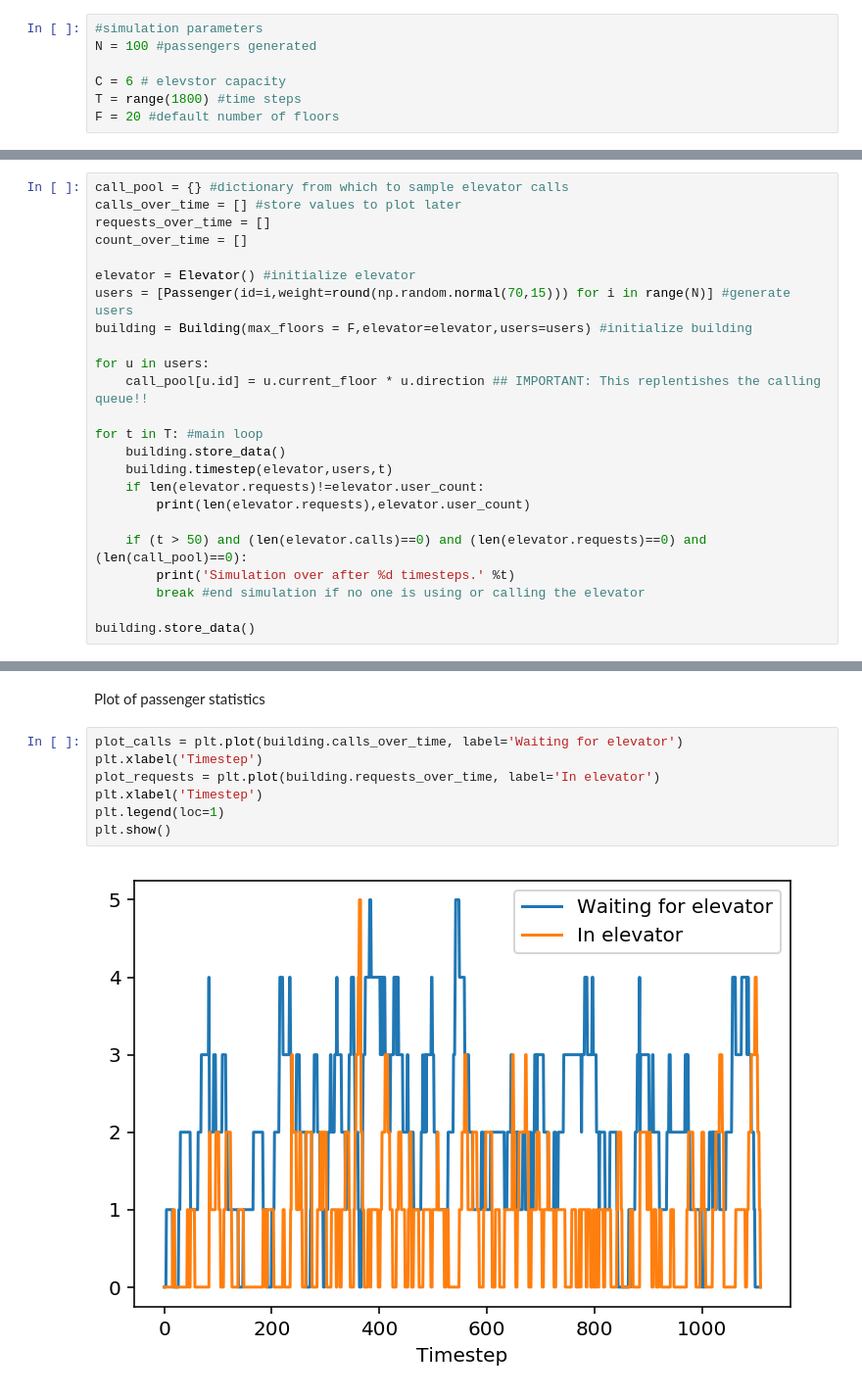
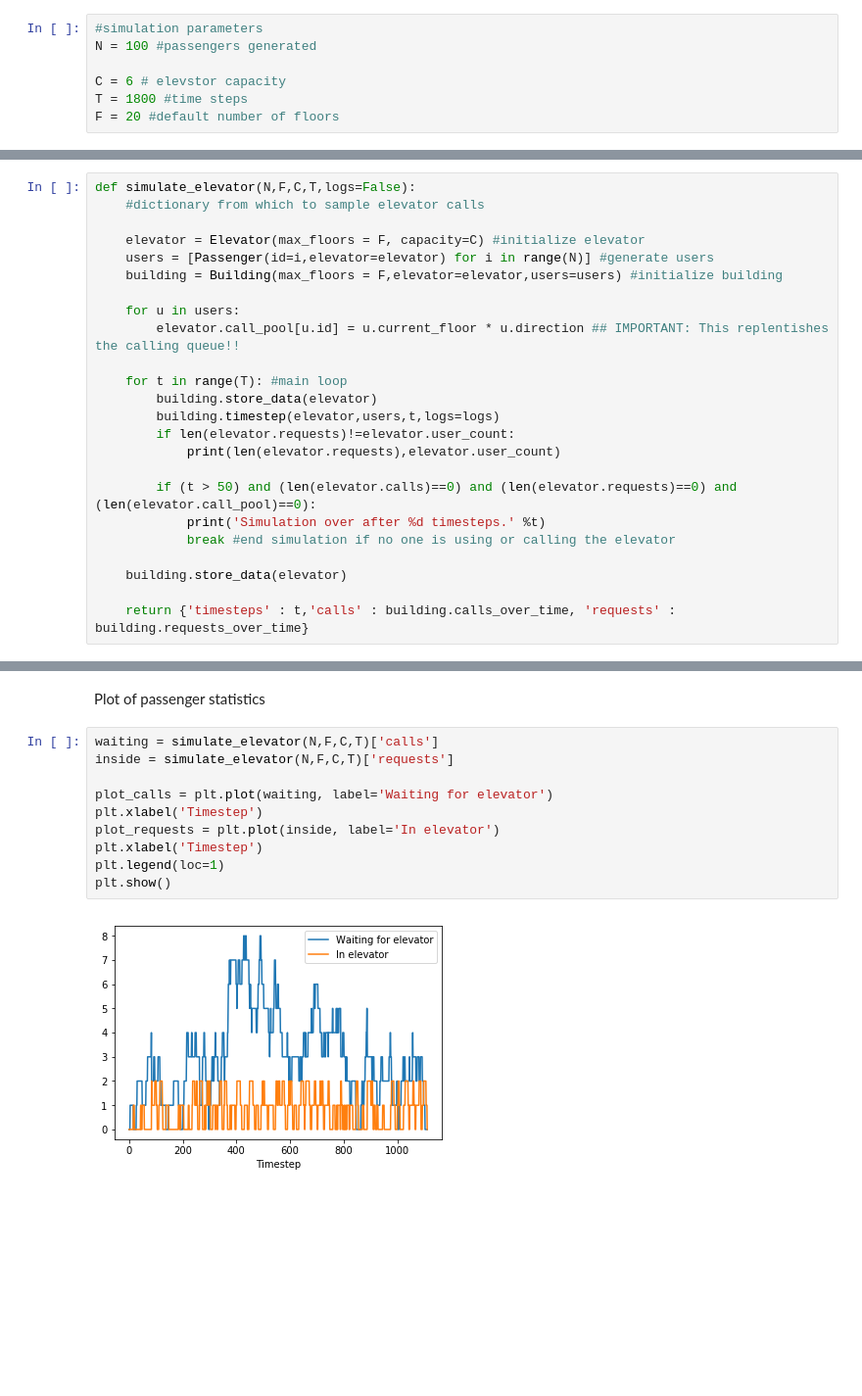
Before and after one commit to Ngort/CS166, a Jupyter notebook: elevator.ipynb, the cells around one changed output, grey strips where cells are left out. Shown: that part at 98% size. Cells and saved outputs as stored; diff of their text form; blank space fills up the shorter version.

Commit message:
Add iterable function, benchmark plots

```diff
--- a/elevator.ipynb
+++ b/elevator.ipynb
@@ -16,7 +16,7 @@ Simulation parameters
 N = 100 #passengers generated
 
 C = 6 # elevstor capacity
-T = range(1800) #time steps
+T = 1800 #time steps
 F = 20 #default number of floors
 # %% [markdown]
 Definition of the elevator class
@@ -178,26 +182,26 @@ class Passenger:
 # %% [markdown]
 Overarching loop
 # %%
-call_pool = {} #dictionary from which to sample elevator calls
-calls_over_time = [] #store values to plot later
-requests_over_time = []
-count_over_time = []
+def simulate_elevator(N,F,C,T,logs=False):
+    #dictionary from which to sample elevator calls
 
-elevator = Elevator() #initialize elevator
-users = [Passenger(id=i,weight=round(np.random.normal(70,15))) for i in range(N)] #generate users
-building = Building(max_floors = F,elevator=elevator,users=users) #initialize building
+    elevator = Elevator(max_floors = F, capacity=C) #initialize elevator
+    users = [Passenger(id=i,elevator=elevator) for i in range(N)] #generate users
+    building = Building(max_floors = F,elevator=elevator,users=users) #initialize building
 
-for u in users:
-    call_pool[u.id] = u.current_floor * u.direction ## IMPORTANT: This replentishes the calling queue!!
+    for u in users:
+        elevator.call_pool[u.id] = u.current_floor * u.direction ## IMPORTANT: This replentishes the calling queue!!
 
-for t in T: #main loop
-    building.store_data()
-    building.timestep(elevator,users,t)
-    if len(elevator.requests)!=elevator.user_count:
-        print(len(elevator.requests),elevator.user_count)
+    for t in range(T): #main loop
+        building.store_data(elevator)
+        building.timestep(elevator,users,t,logs=logs)
+        if len(elevator.requests)!=elevator.user_count:
+            print(len(elevator.requests),elevator.user_count)
 
-    if (t > 50) and (len(elevator.calls)==0) and (len(elevator.requests)==0) and (len(call_pool)==0):
-        print('Simulation over after %d timesteps.' %t)
-        break #end simulation if no one is using or calling the elevator
+        if (t > 50) and (len(elevator.calls)==0) and (len(elevator.requests)==0) and (len(elevator.call_pool)==0):
+            print('Simulation over after %d timesteps.' %t)
+            break #end simulation if no one is using or calling the elevator
 
-building.store_data()
+    building.store_data(elevator)
+
+    return {'timesteps' : t,'calls' : building.calls_over_time, 'requests' : building.requests_over_time}
@@ -222,11 +208,14 @@ Simulation over after 1108 timesteps.
 # %% [markdown]
 Plot of passenger statistics
 # %%
-plot_calls = plt.plot(building.calls_over_time, label='Waiting for elevator')
+waiting = simulate_elevator(N,F,C,T)['calls']
+inside = simulate_elevator(N,F,C,T)['requests']
+
+plot_calls = plt.plot(waiting, label='Waiting for elevator')
 plt.xlabel('Timestep')
-plot_requests = plt.plot(building.requests_over_time, label='In elevator')
+plot_requests = plt.plot(inside, label='In elevator')
 plt.xlabel('Timestep')
 plt.legend(loc=1)
 plt.show()
 # %% [output]
-[figure, old version]
+[figure, new version]
```
Also changed, not shown: parts of 7 cells of this notebook.
